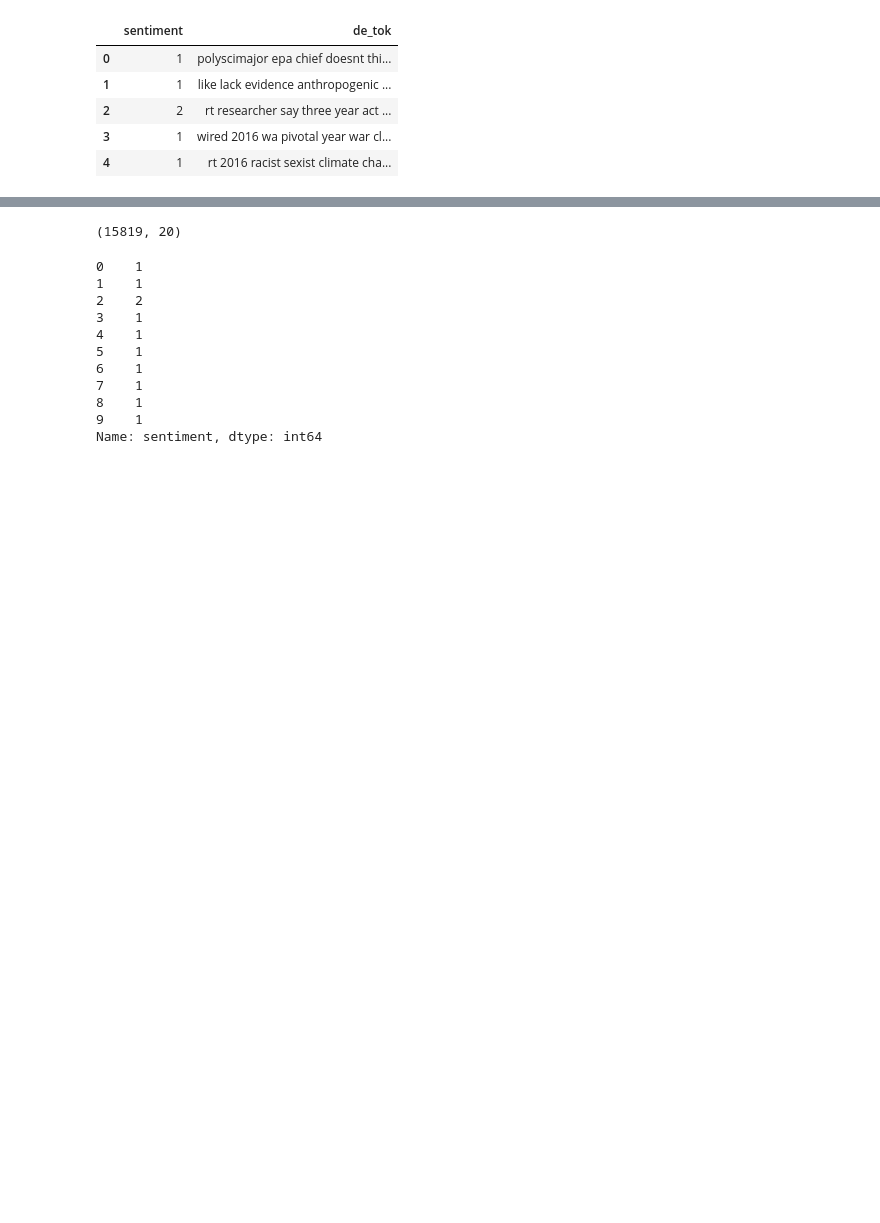
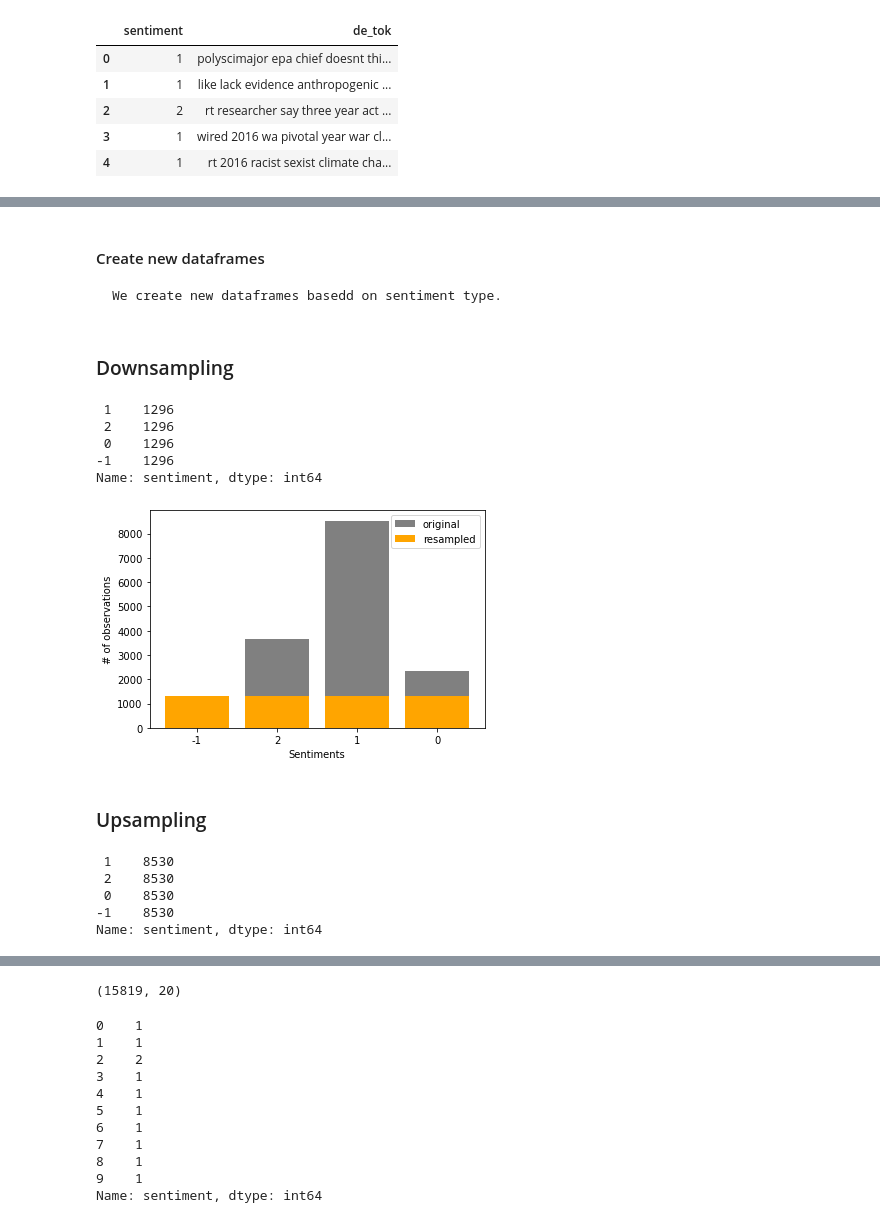
Before and after one commit to endiesworld/2110ACDS_T7_C_Predict, a Jupyter notebook: starter-notebook.ipynb, the cells around one changed output, grey strips where cells are left out. Cells and saved outputs as stored; diff of their text form; code cells hidden in the pictures; blank space fills up the shorter version.

```diff
--- a/starter-notebook.ipynb
+++ b/starter-notebook.ipynb
@@ -588,0 +616,59 @@ df_train_reduced.head()
+# %% [markdown]
+#### Create new dataframes
+    We create new dataframes basedd on sentiment type.
+# %%
+pro = df_train_reduced[df_train_reduced['sentiment'] == 1]
+anti = df_train_reduced[df_train_reduced['sentiment'] == -1]
+neutral = df_train_reduced[df_train_reduced['sentiment'] == 0]
+info =  df_train_reduced[df_train_reduced['sentiment'] == 2]
+# %% [markdown]
+### Downsampling
+# %%
+# Downsample pro, infor and neutral dataframe
+(pro_df, info_df, neut_df) = resampler([pro,info,neutral], len(anti))
+
+# Combine downsampled majority class with minority class
+downsampled = pd.concat([pro_df, info_df, neut_df,anti])
+
+# Check new class counts
+downsampled['sentiment'].value_counts()
+# %% [output]
+ 1    1296
+ 2    1296
+ 0    1296
+-1    1296
+Name: sentiment, dtype: int64
+# %%
+# visualise the downsampled dataframe
+original_height = [len(pro), len(neutral), len(info), len(anti)]
+downsampled_heights = [len(downsampled[downsampled['sentiment']==1]),len(downsampled[downsampled['sentiment']==0]),
+                      len(downsampled[downsampled['sentiment']==2]) ,len(downsampled[downsampled['sentiment']==-1])]
+
+# Get all possible labels
+labels = downsampled['sentiment'].unique()
+plt.bar(labels,original_height,color='grey')
+plt.bar(labels,downsampled_heights,color='orange')
+plt.xticks(labels,[1,0, 2, -1])
+plt.ylabel("# of observations")
+plt.xlabel("Sentiments")
+plt.legend(['original','resampled'])
+plt.show()
+# %% [output]
+[figure, added]
+# %% [markdown]
+### Upsampling
+# %%
+# upsample info, neutral and anti dataframe
+(up_info_df, up_neut_df, up_anti_df) = resampler([info,neutral, anti], len(pro), True)
+
+# Combine downsampled majority class with minority class
+upsampled = pd.concat([pro, up_info_df, up_neut_df,up_anti_df])
+
+# Check new class counts
+upsampled['sentiment'].value_counts()
+# %% [output]
+ 1    8530
+ 2    8530
+ 0    8530
+-1    8530
+Name: sentiment, dtype: int64
```
Also changed, not shown: parts of 13 cells of this notebook.
